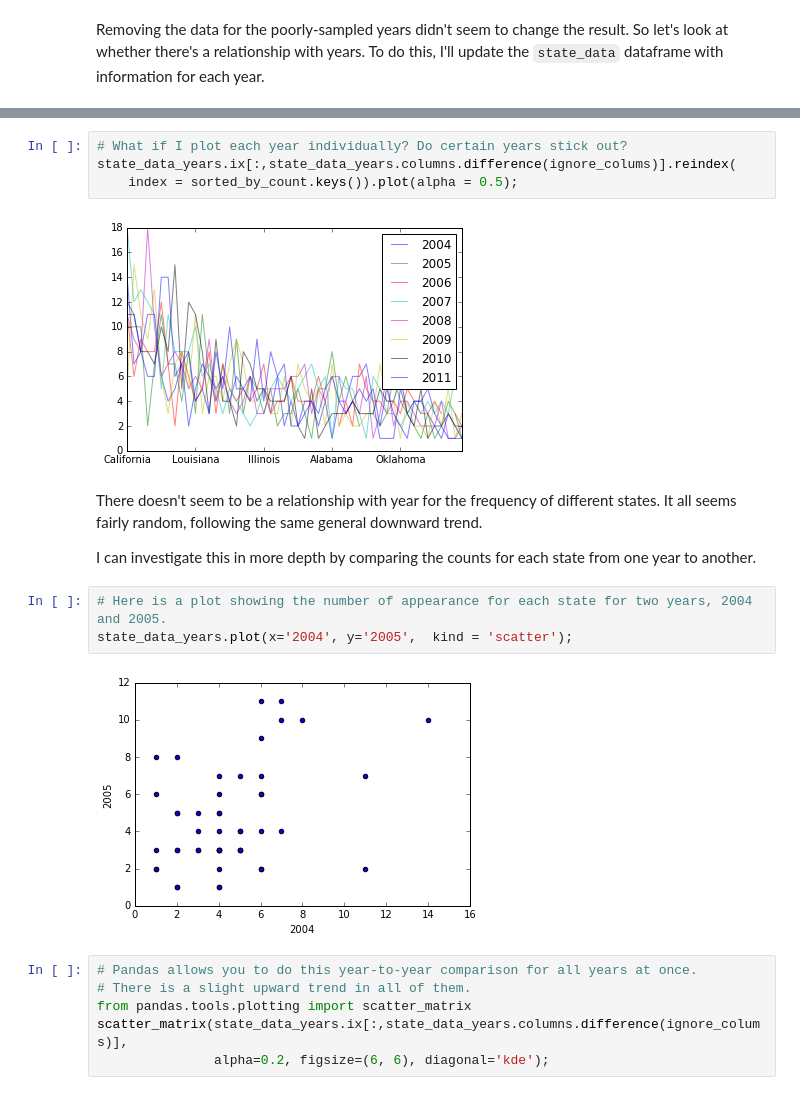
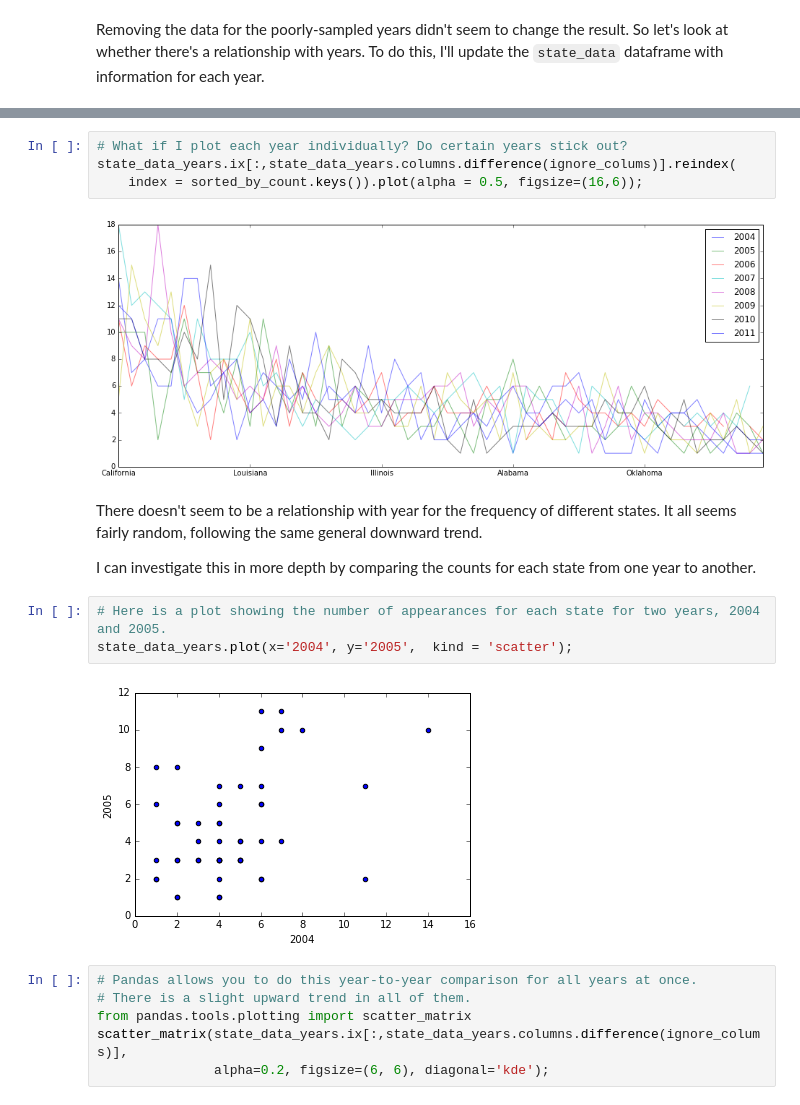
Before and after one commit to aurban8/aurban8_old.github.io, a Jupyter notebook: content/notebooks/jeopardy_2_states_values_years.ipynb, the cells around one changed output, grey strips where cells are left out. Drawn from its saved outputs; the diff is of its cells as text.

```diff
--- a/content/notebooks/jeopardy_2_states_values_years.ipynb
+++ b/content/notebooks/jeopardy_2_states_values_years.ipynb
@@ -265,15 +265,15 @@ state_data_years.ix[:,state_data_years.columns.difference(ignore_colums)].reinde
 # %%
 # What if I plot each year individually? Do certain years stick out?
 state_data_years.ix[:,state_data_years.columns.difference(ignore_colums)].reindex(
-    index = sorted_by_count.keys()).plot(alpha = 0.5);
+    index = sorted_by_count.keys()).plot(alpha = 0.5, figsize=(16,6));
 # %% [output]
-[figure, old version]
+[figure, new version]
 # %% [markdown]
 There doesn't seem to be a relationship with year for the frequency of different states. It all seems fairly random, following the same general downward trend.
 
 I can investigate this in more depth by comparing the counts for each state from one year to another.
 # %%
-# Here is a plot showing the number of appearance for each state for two years, 2004 and 2005.
+# Here is a plot showing the number of appearances for each state for two years, 2004 and 2005.
 state_data_years.plot(x='2004', y='2005',  kind = 'scatter');
 # %% [output]
 [figure]
```
Also changed, not shown: parts of 13 cells of this notebook, 23 other files.
